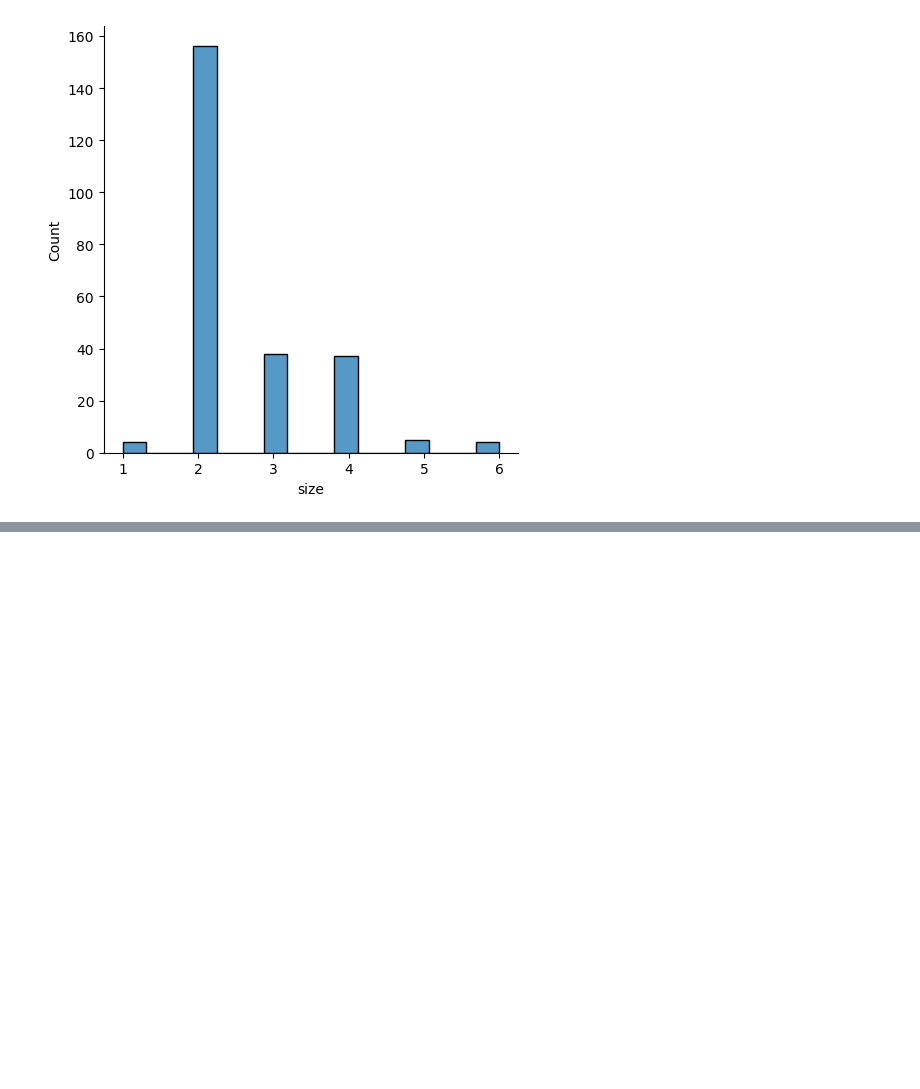
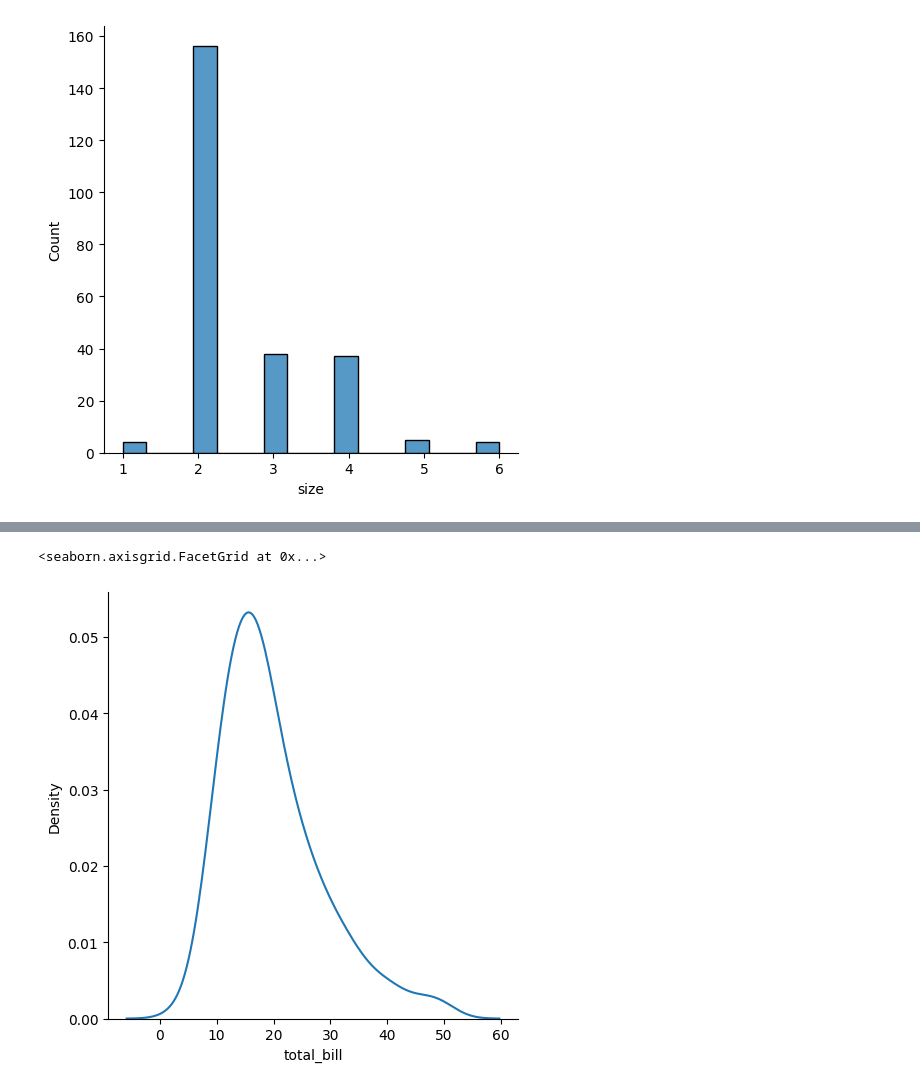
Before and after one commit to hosngholami/Learning, a Jupyter notebook: matplotlib.ipynb, the cells around one changed output, grey strips where cells are left out. Drawn from its saved outputs; the diff is of its cells as text; code cells hidden in the pictures; blank space fills up the shorter version.

```diff
--- a/matplotlib.ipynb
+++ b/matplotlib.ipynb
@@ -69,0 +75,5 @@ sns.displot(tips, x='size')
+# %%
+sns.displot(tips, x='total_bill', kind='kde')
+# %% [output]
+<seaborn.axisgrid.FacetGrid at 0x...>
+[figure, added]
```
Also changed, not shown: parts of 14 cells of this notebook.
